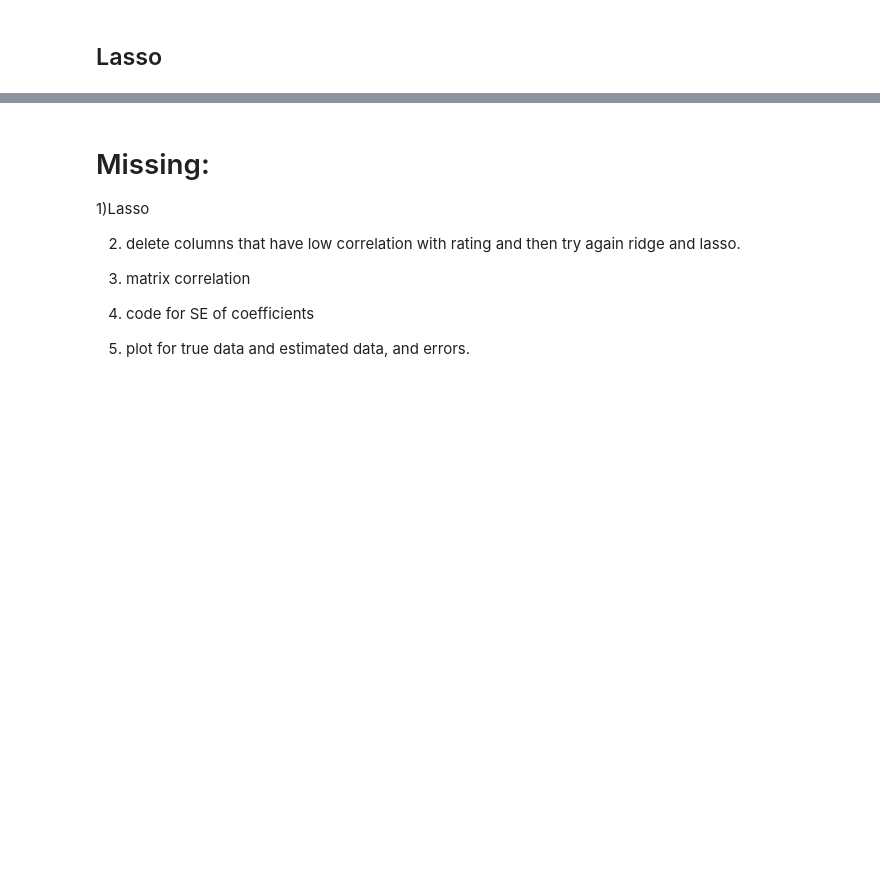
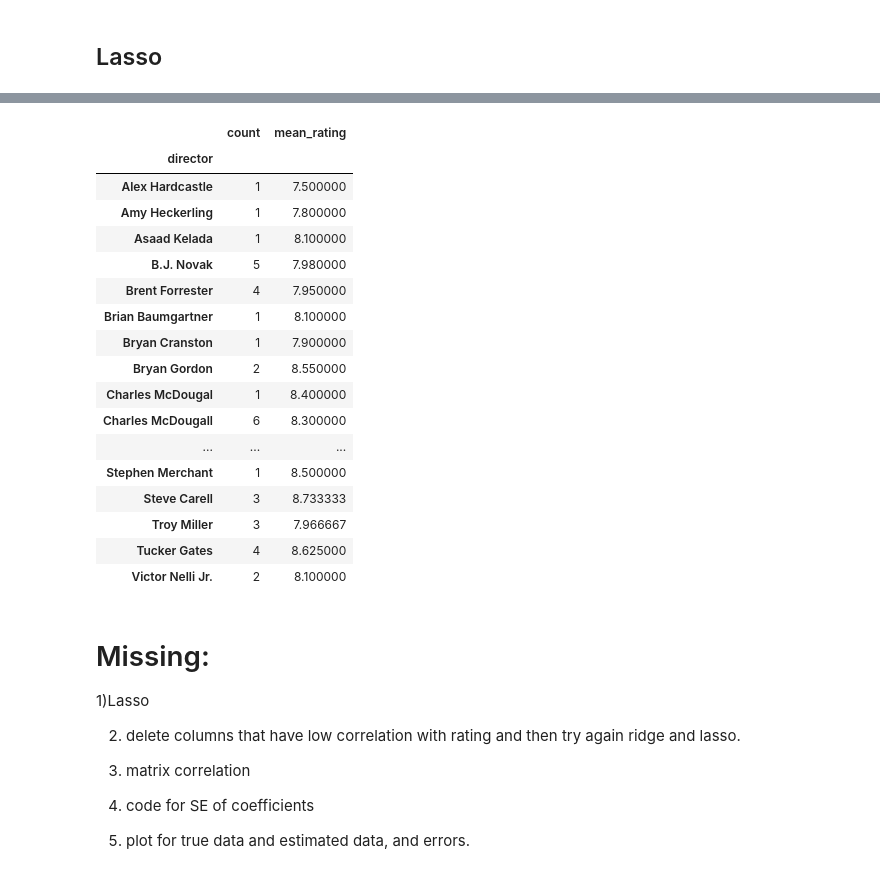
Before and after one commit to s2133934/ML_python_project1, a Jupyter notebook: project1.ipynb, the cells around one changed output, grey strips where cells are left out. Saved outputs shown, nothing was run; the diff lists cells and outputs as text; code cells hidden in the pictures; blank space fills up the shorter version.

```diff
--- a/project1.ipynb
+++ b/project1.ipynb
@@ -1086,3 +1077,36 @@ sns.scatterplot(
+# %%
+#actors_n = ceci.groupby(["month"], as_index=False)['imdb_rating'].mean()
+ceci = pd.read_csv("the_office.csv")
+
+#actors_n = ceci.groupby(['director']).agg({'imdb_rating': ['mean','count']})
+#actors_n[(df['count']>1)]
+director_n = df.groupby('director') \
+       .agg({'director':'size', 'imdb_rating':'mean'}) \
+       .rename(columns={'director':'count','imdb_rating':'mean_rating'}) \
+       #.reset_index()
+
+director_n
+
+#writers 46, director 61
+# %% [output]
+|  | count | mean_rating |
+| director |  |  |
+| Alex Hardcastle | 1 | 7.500000 |
+| Amy Heckerling | 1 | 7.800000 |
+| Asaad Kelada | 1 | 8.100000 |
+| B.J. Novak | 5 | 7.980000 |
+| Brent Forrester | 4 | 7.950000 |
+| Brian Baumgartner | 1 | 8.100000 |
+| Bryan Cranston | 1 | 7.900000 |
+| Bryan Gordon | 2 | 8.550000 |
+| Charles McDougal | 1 | 8.400000 |
+| Charles McDougall | 6 | 8.300000 |
+| ... | ... | ... |
+| Stephen Merchant | 1 | 8.500000 |
+| Steve Carell | 3 | 8.733333 |
+| Troy Miller | 3 | 7.966667 |
+| Tucker Gates | 4 | 8.625000 |
+| Victor Nelli Jr. | 2 | 8.100000 |
 # %% [markdown]
 # Missing:
 1)Lasso
```
Also changed, not shown: parts of 34 cells of this notebook, 3 other files.
